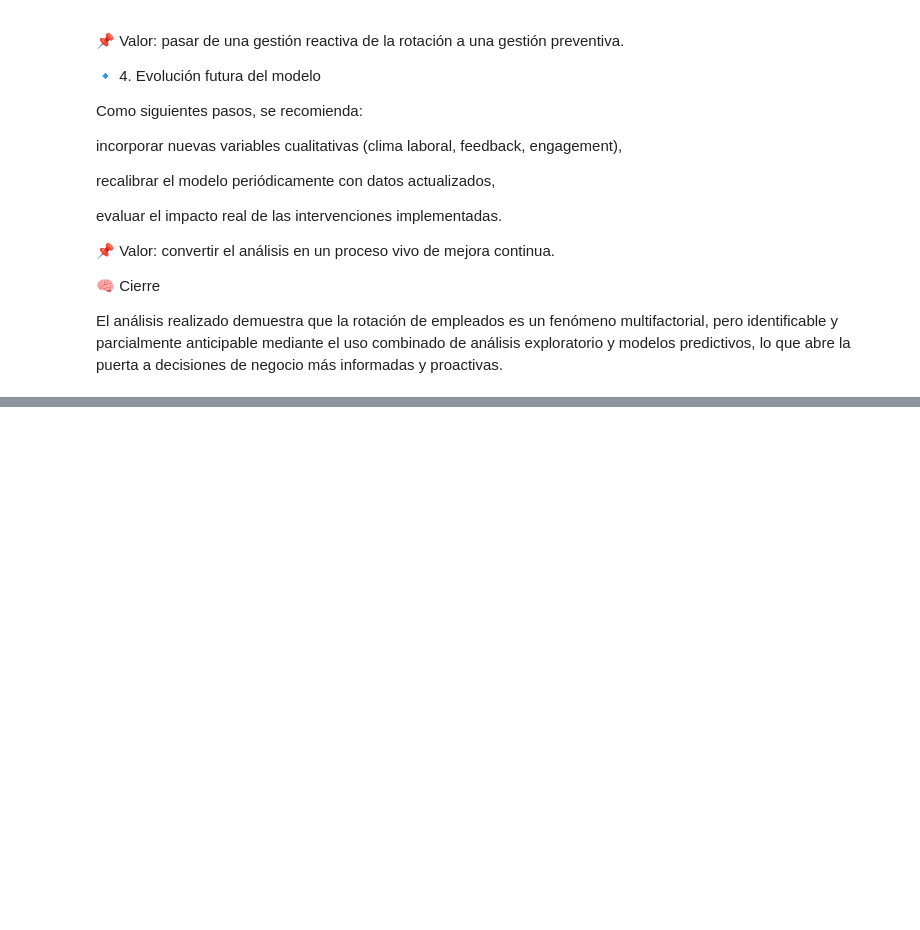
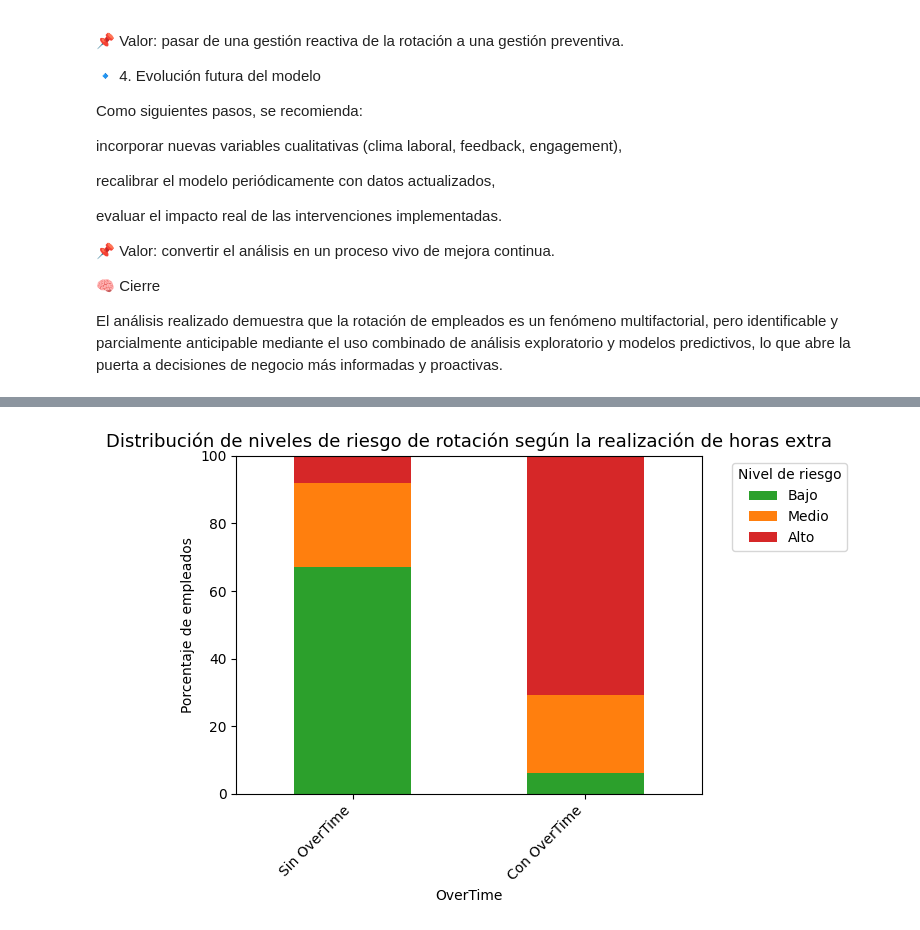
Before and after one commit to juliaisidroj/-project-da-promo-59-modulo-3-team-1, a Jupyter notebook: notebooks/Mati_modelo_predictivo.ipynb, the cells around one changed output, grey strips where cells are left out. Cells and saved outputs as stored; diff of their text form; code cells hidden in the pictures; blank space fills up the shorter version.

Commit message:
Ejecución ajuste duplicados

```diff
--- a/notebooks/Mati_modelo_predictivo.ipynb
+++ b/notebooks/Mati_modelo_predictivo.ipynb
@@ -405,0 +435,7 @@ El análisis realizado demuestra que la rotación de empleados es un fenómeno m
+# %%
+# Crear DataFrane de riesgo
+risk_df = X_test.copy()
+risk_df["prob_attrition"] = y_prob_attrition
+risk_df["attrition_real"] = y_test.values
+risk_df["attrition_pred"] = y_pred
+risk_df.head()
@@ -405,0 +449,12 @@ El análisis realizado demuestra que la rotación de empleados es un fenómeno m
+# %%
+# Definición de umbral de riesgo (niveles)
+def risk_level(p):
+    if p >= 0.6:
+        return "Alto"
+    elif p >= 0.4:
+        return "Medio"
+    else:
+        return "Bajo"
+
+risk_df["risk_level"] = risk_df["prob_attrition"].apply(risk_level)
+risk_df.head()
@@ -405,0 +541,49 @@ El análisis realizado demuestra que la rotación de empleados es un fenómeno m
+# %%
+# Gráfico 1: barras apiladas por OverTime
+
+risk_overtime = (
+    risk_df
+    .groupby("over_time")["risk_level"]
+    .value_counts(normalize=True)
+    .unstack() * 100
+)
+
+# Definir colores semánticos
+colors = {
+    "Bajo": "#2ca02c",    # verde
+    "Medio": "#ff7f0e",   # naranja
+    "Alto": "#d62728"     # rojo
+}
+
+# Orden lógico de los niveles
+risk_overtime = risk_overtime[["Bajo", "Medio", "Alto"]]
+
+# Crear gráfico
+ax = risk_overtime.plot(
+    kind="bar",
+    stacked=True,
+    figsize=(7, 5),
+    color=[colors[c] for c in risk_overtime.columns]
+)
+
+# Títulos y etiquetas
+ax.set_title("Distribución de niveles de riesgo de rotación según la realización de horas extra", fontsize=13)
+ax.set_xlabel("OverTime")
+ax.set_ylabel("Porcentaje de empleados")
+
+plt.xticks(
+    ticks=[0, 1],
+    labels=["Sin OverTime", "Con OverTime"]
+)
+
+ax.legend(title="Nivel de riesgo", bbox_to_anchor=(1.05, 1), loc="upper left")
+
+# Ajuste visual
+ax.set_ylim(0, 100)
+plt.xticks(rotation=45, ha='right')
+plt.tight_layout()
+
+plt.savefig('../outputs/modelo_predictivo/OverTime', bbox_inches='tight')
+plt.show()
+# %% [output]
+[figure, added]
```
Also changed, not shown: parts of 19 cells of this notebook, 20 other files.
